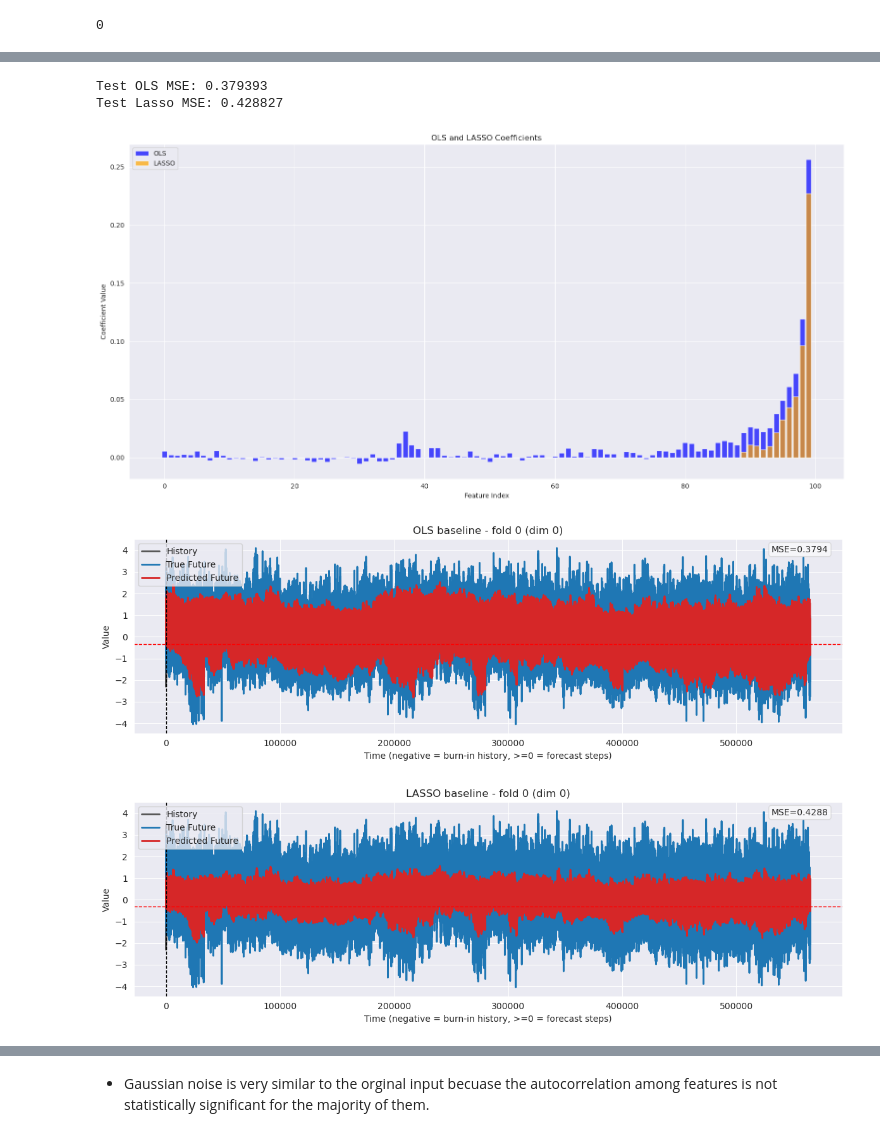
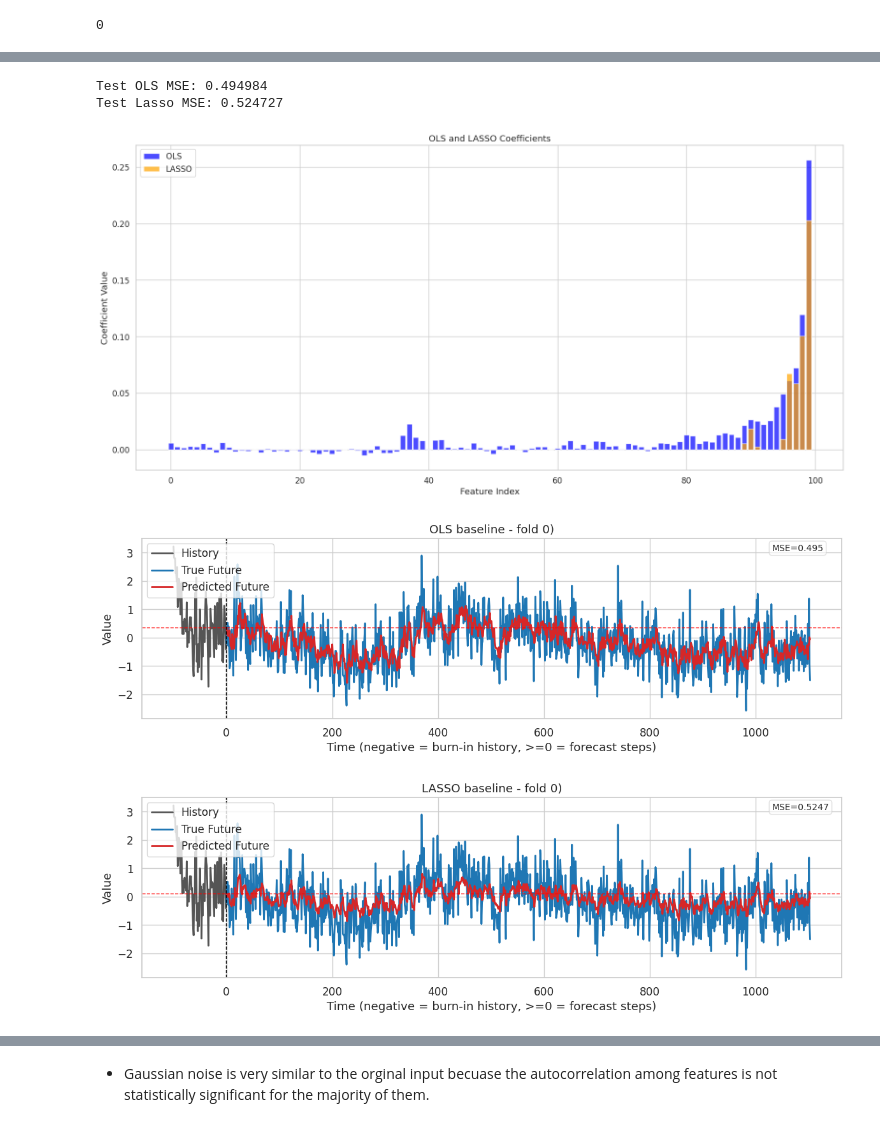
Before and after one commit to FedericoCortesi/finNN_code, a Jupyter notebook: src/benchmarks/forecast.ipynb, the cells around one changed output, grey strips where cells are left out. Saved outputs shown, nothing was run; the diff lists cells and outputs as text; code cells hidden in the pictures.

```diff
--- a/src/benchmarks/forecast.ipynb
+++ b/src/benchmarks/forecast.ipynb
@@ -53,7 +55,7 @@ df_permno["var"].plot(kind="line")
 cfg_mlp = AppConfig.from_dict(f"{CONFIG_DIR}/vol_mlp.yaml")
 cfg_cnn = AppConfig.from_dict(f"{CONFIG_DIR}/vol_cnn.yaml")
 cfg_lstm = AppConfig.from_dict(f"{CONFIG_DIR}/vol_lstm.yaml")
-cfg_cnn.walkforward.lags = 40
+cfg_cnn.walkforward.lags = 100
 wf = WFCVGenerator(cfg_cnn.walkforward, df_long=df_permno)
 #wf = WFCVGenerator(cfg_lstm.walkforward)
 wf.df_master
@@ -577,53 +585,46 @@ plot_beautiful_forecasts(
 #plt.figure(figsize=(12,8))
 #sns.heatmap(pd.DataFrame(Xtr_val).corr())
 # %%
-# Fit on merged train+val
-Xtr_lin = _prepare_X_for_ols(Xtr_val)
-ytr_lin = np.asarray(ytr_val)
-ols = LinearRegression(fit_intercept=True).fit(Xtr_lin, ytr_lin)
-lasso = Lasso(fit_intercept=True, alpha=0.25).fit(Xtr_lin, ytr_lin)
+# Predict on the same test subset used above
+yhat_te_ols = ols_full.predict(X_test_use)
+yhat_te_lasso = lasso.predict(X_test_use)
 
-# Predict on the same test subset used above
-Xte_lin = _prepare_X_for_ols(X_test_use)
-yhat_te_ols = ols.predict(Xte_lin)
-yhat_te_lasso = lasso.predict(Xte_lin)
-
-mse_ols = mean_squared_error(y_test, yhat_te_ols)
-mse_lasso = mean_squared_error(y_test, yhat_te_lasso)
+mse_ols = mean_squared_error(y_test_use, yhat_te_ols)
+mse_lasso = mean_squared_error(y_test_use, yhat_te_lasso)
 print(f"Test OLS MSE: {mse_ols:.6f}")
 print(f"Test Lasso MSE: {mse_lasso:.6f}")
 # %% [output]
-Test OLS MSE: 0.379393
-Test Lasso MSE: 0.428827
+Test OLS MSE: 0.494984
+Test Lasso MSE: 0.524727
 # %%
 
 # Align shapes for plotting
 y_true_lin = np.asarray(y_test_use[:len(X_test_use)])
 if y_true_lin.ndim == 1:
     y_true_lin = y_true_lin.reshape(-1, 1)
 if yhat_te_ols.ndim == 1:
     yhat_te_ols = yhat_te_ols.reshape(-1, 1)
     yhat_te_lasso = yhat_te_lasso.reshape(-1, 1)
 
 
 
 plt.figure(figsize=(16, 8))
 plt.title("OLS and LASSO Coefficients")
-plt.bar(range(len(ols.coef_)), ols.coef_, color='blue', alpha=0.7, label="OLS")
+plt.bar(range(len(ols_full.coef_)), ols_full.coef_, color='blue', alpha=0.7, label="OLS")
 plt.bar(range(len(lasso.coef_)), lasso.coef_, color='orange', alpha=0.7, label="LASSO")
 plt.legend()
 plt.xlabel("Feature Index")
 plt.ylabel("Coefficient Value")
 plt.grid(True)
 plt.tight_layout()
 plt.show()
 
 plot_forecast_overlay(X_test_use[0], y_true_lin, yhat_te_ols, title=f"OLS baseline - fold {fold_num}")
 plot_forecast_overlay(X_test_use[0], y_true_lin, yhat_te_lasso, title=f"LASSO baseline - fold {fold_num}")
 # %% [output]
-[figure, old version]
+[figure, new version]
-[figure, old version]
+[figure, new version]
-[figure, old version]
+[figure, new version]
 # %%
 from statsmodels.graphics.tsaplots import plot_pacf
 
```
Also changed, not shown: parts of 17 cells of this notebook.
